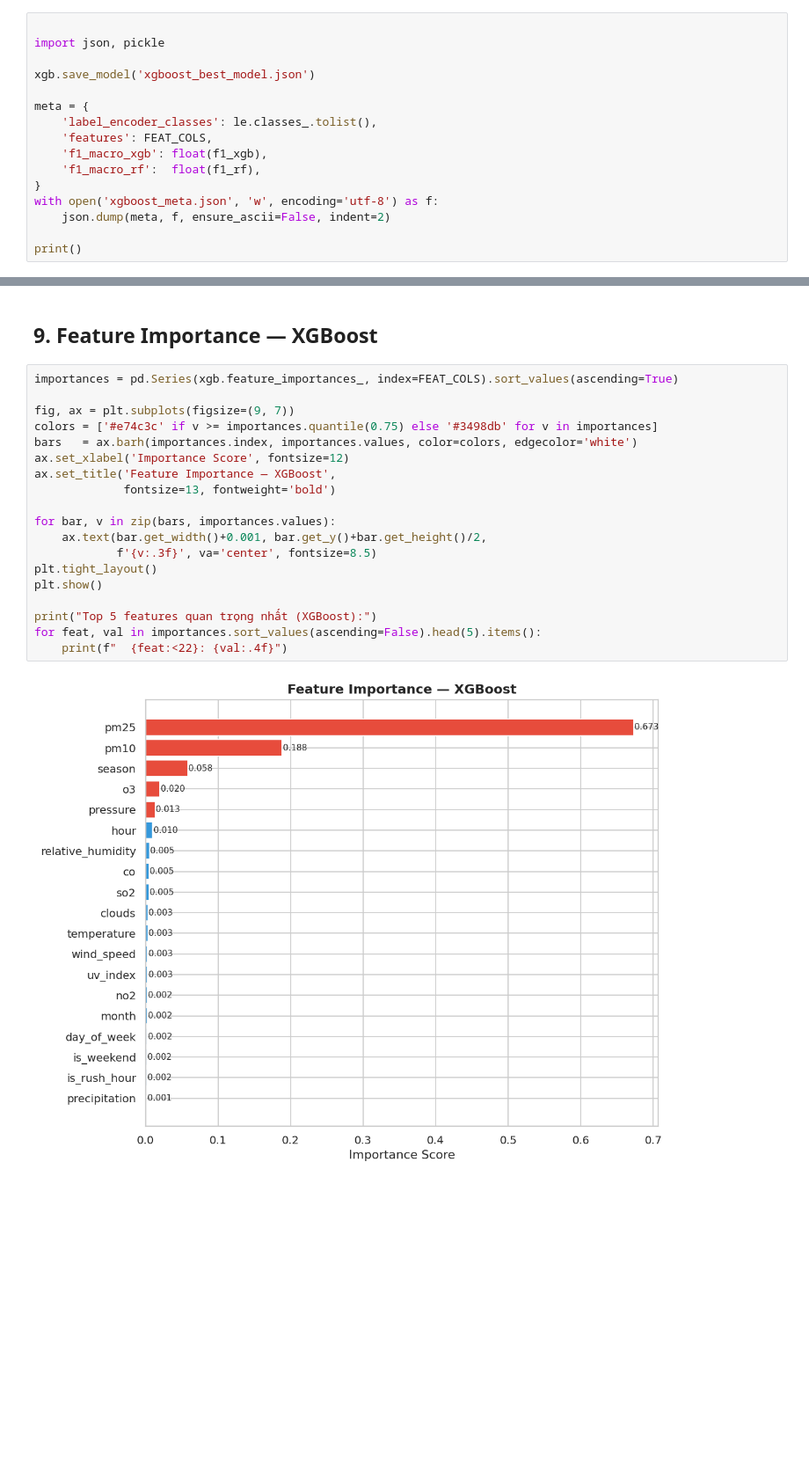
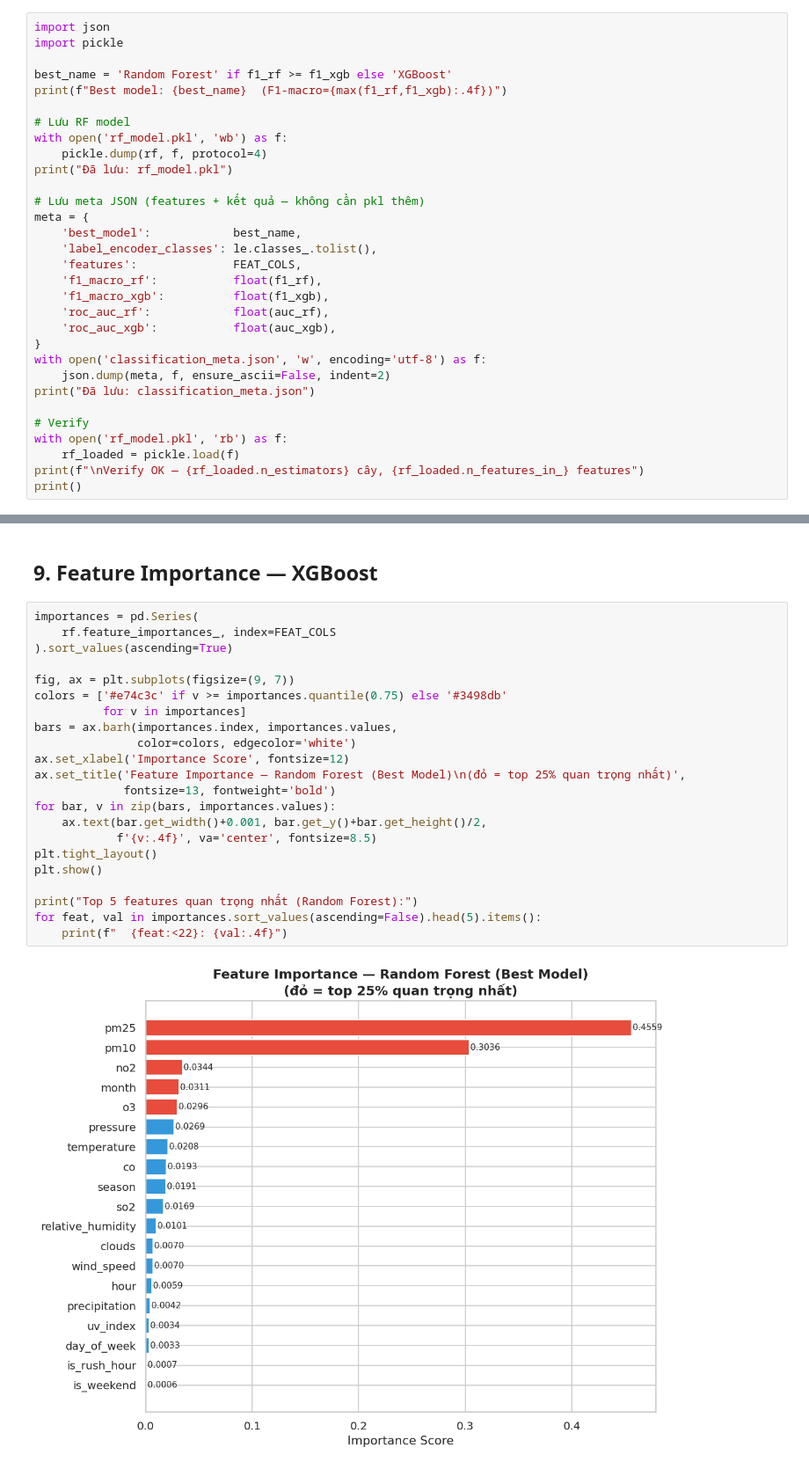
Before and after one commit to anh922006/air-quality-index-in-hanoi-, a Jupyter notebook: library_framework/Classification.ipynb, the cells around one changed output, grey strips where cells are left out. Shown at 88% size. Saved outputs shown, nothing was run; the diff lists cells and outputs as text; blank space fills up the shorter version.

```diff
--- a/library_framework/Classification.ipynb
+++ b/library_framework/Classification.ipynb
@@ -214,16 +214,31 @@ Unhealthy for sensitive groups     0.9919    0.9858    0.9888      1483
 # %%
+import json
+import pickle
 
-import json, pickle
+best_name = 'Random Forest' if f1_rf >= f1_xgb else 'XGBoost'
+print(f"Best model: {best_name}  (F1-macro={max(f1_rf,f1_xgb):.4f})")
 
-xgb.save_model('xgboost_best_model.json')
+# Lưu RF model
+with open('rf_model.pkl', 'wb') as f:
+    pickle.dump(rf, f, protocol=4)
+print("Đã lưu: rf_model.pkl")
 
+# Lưu meta JSON (features + kết quả — không cần pkl thêm)
 meta = {
+    'best_model':            best_name,
     'label_encoder_classes': le.classes_.tolist(),
-    'features': FEAT_COLS,
-    'f1_macro_xgb': float(f1_xgb),
-    'f1_macro_rf':  float(f1_rf),
+    'features':              FEAT_COLS,
+    'f1_macro_rf':           float(f1_rf),
+    'f1_macro_xgb':          float(f1_xgb),
+    'roc_auc_rf':            float(auc_rf),
+    'roc_auc_xgb':           float(auc_xgb),
 }
-with open('xgboost_meta.json', 'w', encoding='utf-8') as f:
+with open('classification_meta.json', 'w', encoding='utf-8') as f:
     json.dump(meta, f, ensure_ascii=False, indent=2)
+print("Đã lưu: classification_meta.json")
 
+# Verify
+with open('rf_model.pkl', 'rb') as f:
+    rf_loaded = pickle.load(f)
+print(f"\nVerify OK — {rf_loaded.n_estimators} cây, {rf_loaded.n_features_in_} features")
 print()
@@ -338,23 +359,26 @@ plt.show()
 # %% [markdown]
 ## 9. Feature Importance — XGBoost
 # %%
-importances = pd.Series(xgb.feature_importances_, index=FEAT_COLS).sort_values(ascending=True)
+importances = pd.Series(
+    rf.feature_importances_, index=FEAT_COLS
+).sort_values(ascending=True)
 
 fig, ax = plt.subplots(figsize=(9, 7))
-colors = ['#e74c3c' if v >= importances.quantile(0.75) else '#3498db' for v in importances]
-bars   = ax.barh(importances.index, importances.values, color=colors, edgecolor='white')
+colors = ['#e74c3c' if v >= importances.quantile(0.75) else '#3498db'
+          for v in importances]
+bars = ax.barh(importances.index, importances.values,
+               color=colors, edgecolor='white')
 ax.set_xlabel('Importance Score', fontsize=12)
-ax.set_title('Feature Importance — XGBoost',
+ax.set_title('Feature Importance — Random Forest (Best Model)\n(đỏ = top 25% quan trọng nhất)',
              fontsize=13, fontweight='bold')
-
 for bar, v in zip(bars, importances.values):
     ax.text(bar.get_width()+0.001, bar.get_y()+bar.get_height()/2,
-            f'{v:.3f}', va='center', fontsize=8.5)
+            f'{v:.4f}', va='center', fontsize=8.5)
 plt.tight_layout()
 plt.show()
 
-print("Top 5 features quan trọng nhất (XGBoost):")
+print("Top 5 features quan trọng nhất (Random Forest):")
 for feat, val in importances.sort_values(ascending=False).head(5).items():
     print(f"  {feat:<22}: {val:.4f}")
 # %% [output]
-[figure, old version]
+[figure, new version]
```
Also changed, not shown: parts of 5 cells of this notebook, 3 other files.
